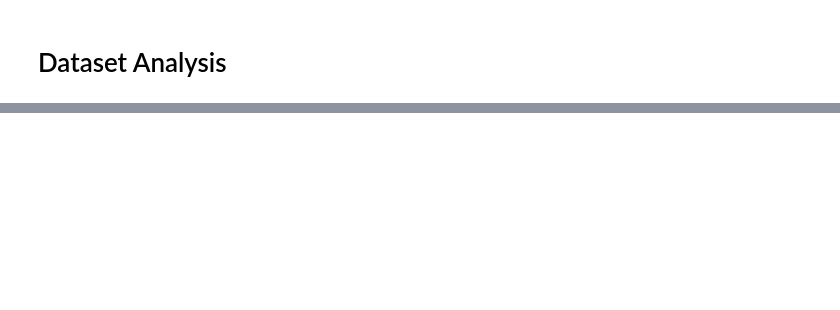
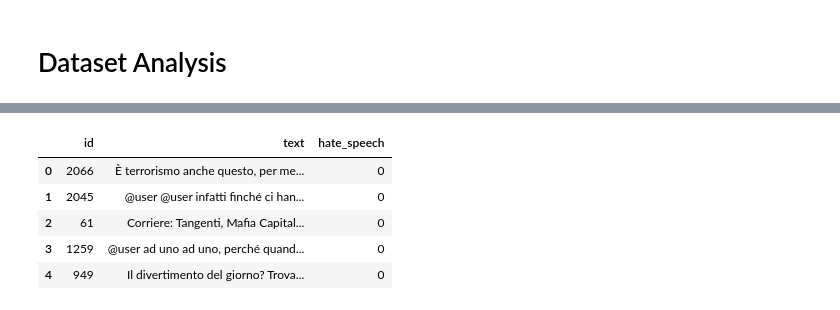
Before and after one commit to irenegentilini/NLP_HSD, a Jupyter notebook: nlp_hsd.ipynb, the cells around one changed output, grey strips where cells are left out. Cells and saved outputs as stored; diff of their text form; code cells hidden in the pictures; blank space fills up the shorter version.

```diff
--- a/nlp_hsd.ipynb
+++ b/nlp_hsd.ipynb
@@ -95,0 +124,13 @@ df
+# %%
+#stereotypes are considered as hate speech
+df_ita_hs['hate_speech'] = df_ita_hs['stereotype'] | df_ita_hs['hs']
+df_ita_hs = df_ita_hs.drop(['stereotype', 'hs'], axis=1)
+# %%
+df_ita_hs.head()
+# %% [output]
+|  | id | text | hate_speech |
+| 0 | 2066 | È terrorismo anche questo, per me... | 0 |
+| 1 | 2045 | @user @user infatti finché ci han... | 0 |
+| 2 | 61 | Corriere: Tangenti, Mafia Capital... | 0 |
+| 3 | 1259 | @user ad uno ad uno, perché quand... | 0 |
+| 4 | 949 | Il divertimento del giorno? Trova... | 0 |
```
Also changed, not shown: parts of 12 cells of this notebook.
